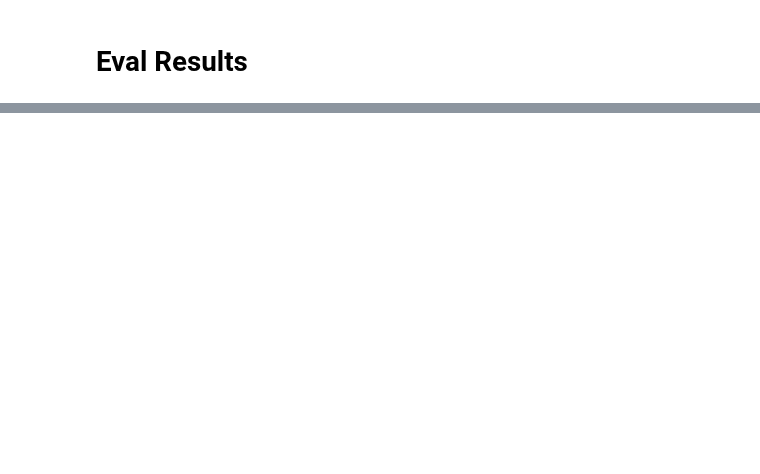
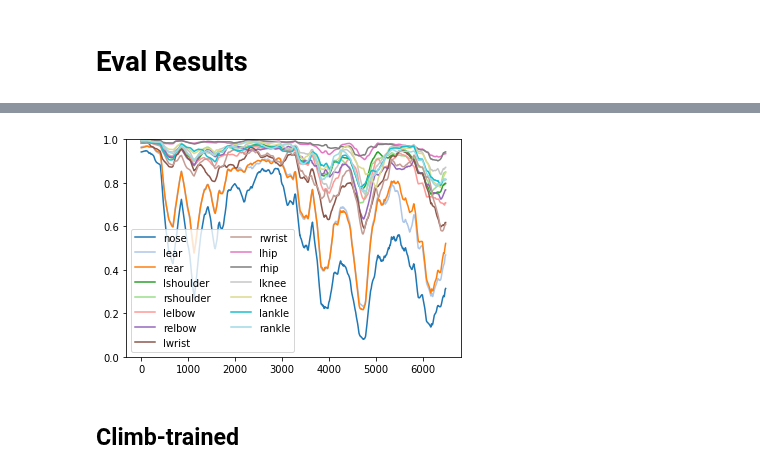
Before and after one commit to 2food/APEC, a Jupyter notebook: meva.ipynb, the cells around one changed output, grey strips where cells are left out. Saved outputs shown, nothing was run; the diff lists cells and outputs as text; code cells hidden in the pictures; blank space fills up the shorter version.

```diff
--- a/meva.ipynb
+++ b/meva.ipynb
@@ -293,0 +274,6 @@ plt.legend(loc='lower left', ncol=2)
+# %%
+score_per_joint_per_frame(oks_testval)
+# %% [output]
+[figure, added]
+# %% [markdown]
+## Climb-trained
```
Also changed, not shown: parts of 37 cells of this notebook, 3 other files.
